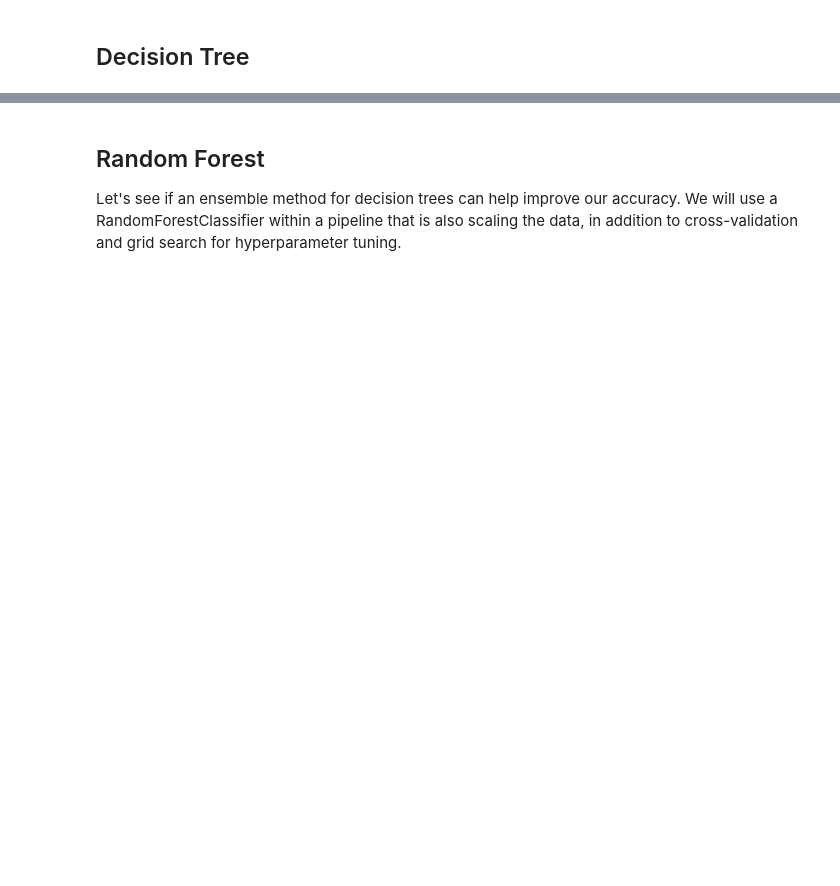
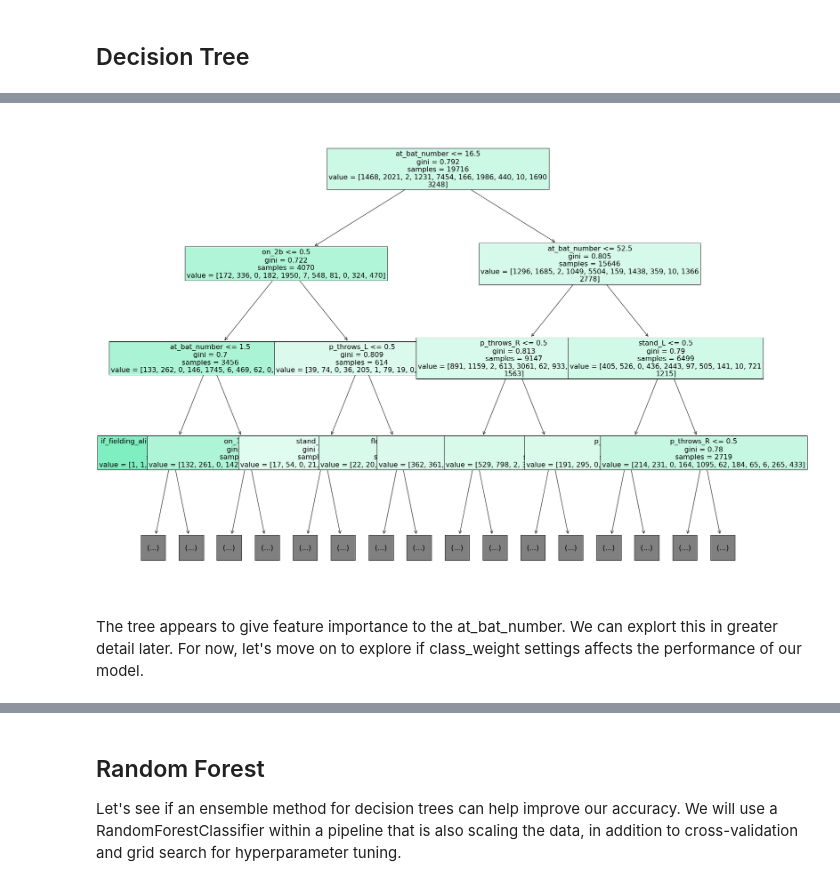
Before and after one commit to lligon4/Capstone2_Project, a Jupyter notebook: CS2_modeling.ipynb, the cells around one changed output, grey strips where cells are left out. Saved outputs shown, nothing was run; the diff lists cells and outputs as text; code cells hidden in the pictures; blank space fills up the shorter version.

Commit message:
Continued modeling

```diff
--- a/CS2_modeling.ipynb
+++ b/CS2_modeling.ipynb
@@ -171,0 +172,9 @@ from sklearn import tree, metrics
+# %%
+%%timeit
+#Default option: class_weight = none
+#All classes are weighted evenly, so the model is considering individual errors of each prediction to be equally important.
+#This isn't great with inbalanced classes because the larger classes being predicted accurately will naturally happen more
+#often because there is more data there.
+
+default_tree = tree.DecisionTreeClassifier()
+default_tree.fit(X_train, y_train)
@@ -171,0 +185,11 @@ from sklearn import tree, metrics
+# %%
+fig = plt.figure(figsize=(25,20))
+tree.plot_tree(default_tree,
+                   feature_names=X_train.columns,
+                   max_depth=3,
+                   fontsize=16,
+                   filled=True);
+# %% [output]
+[figure, added]
+# %% [markdown]
+The tree appears to give feature importance to the at_bat_number. We can explort this in greater detail later. For now, let's move on to explore if class_weight settings affects the performance of our model.
```
Also changed, not shown: parts of 33 cells of this notebook.
